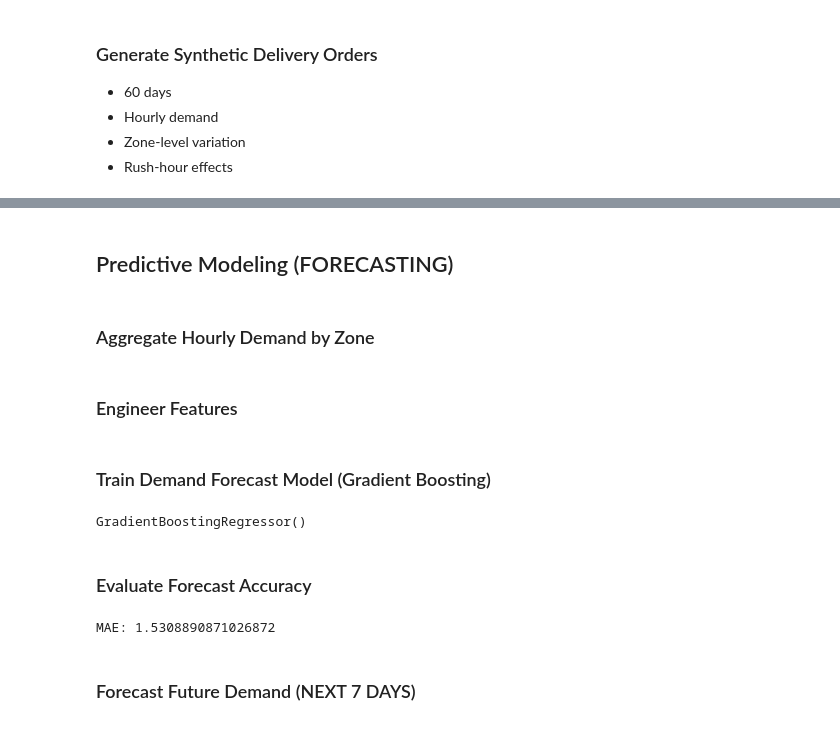
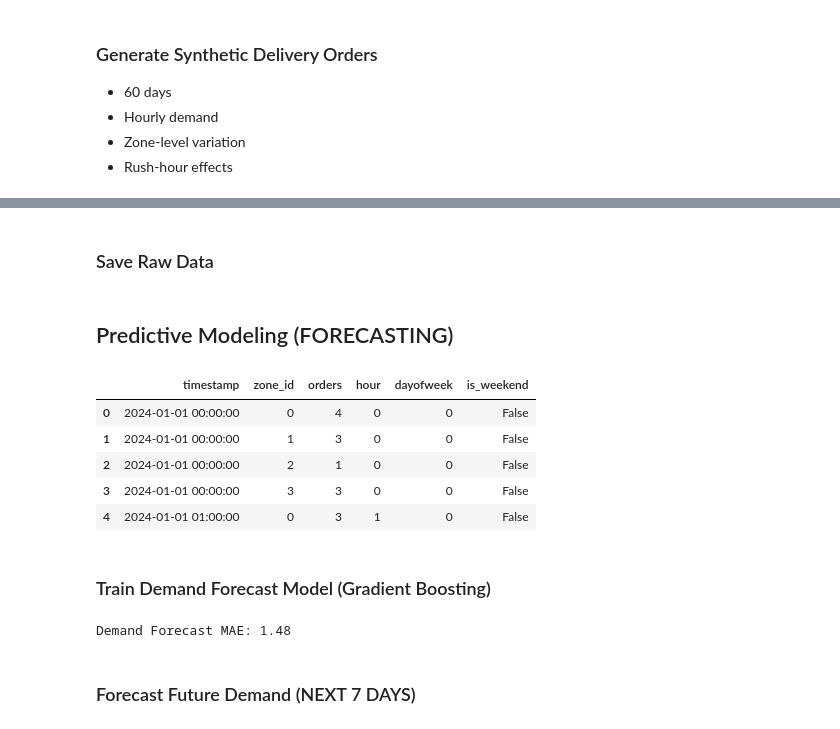
Before and after one commit to jrmcmill/last-mile-delivery-forecasting, a Jupyter notebook: notebooks/01_last_mile_forecasting_and_optimization.ipynb, the cells around one changed output, grey strips where cells are left out. Cells and saved outputs as stored; diff of their text form; code cells hidden in the pictures.

```diff
--- a/notebooks/01_last_mile_forecasting_and_optimization.ipynb
+++ b/notebooks/01_last_mile_forecasting_and_optimization.ipynb
@@ -104,0 +60,12 @@ orders_df["on_time"] = (orders_df["delivery_time_min"] <= 45).astype(int)
+# %%
+from data_generation import generate_synthetic_orders
+
+
+orders_df = generate_synthetic_orders(
+    start_date="2024-01-01",
+    end_date="2024-03-01",
+    zones=len(zones),
+    seed=42
+)
+
+orders_df.head()
@@ -104,0 +79,2 @@ orders_df["on_time"] = (orders_df["delivery_time_min"] <= 45).astype(int)
+# %% [markdown]
+### Save Raw Data
@@ -105,4 +86,2 @@ orders_df["on_time"] = (orders_df["delivery_time_min"] <= 45).astype(int)
 # %% [markdown]
 ## Predictive Modeling (FORECASTING)
-# %% [markdown]
-### Aggregate Hourly Demand by Zone
@@ -116,2 +87,0 @@ hourly_demand = (
-# %% [markdown]
-### Engineer Features
@@ -122,29 +88,26 @@ hourly_demand["is_weekend"] = hourly_demand["dayofweek"] >= 5
+# %%
+from forecasting import prepare_hourly_demand
+
+
+hourly_demand = prepare_hourly_demand(orders_df)
+hourly_demand.head()
+# %% [output]
+|  | timestamp | zone_id | orders | hour | dayofweek | is_weekend |
+| 0 | 2024-01-01 00:00:00 | 0 | 4 | 0 | 0 | False |
+| 1 | 2024-01-01 00:00:00 | 1 | 3 | 0 | 0 | False |
+| 2 | 2024-01-01 00:00:00 | 2 | 1 | 0 | 0 | False |
+| 3 | 2024-01-01 00:00:00 | 3 | 3 | 0 | 0 | False |
+| 4 | 2024-01-01 01:00:00 | 0 | 3 | 1 | 0 | False |
 # %% [markdown]
 ### Train Demand Forecast Model (Gradient Boosting)
-# %%
-from sklearn.ensemble import GradientBoostingRegressor
-from sklearn.model_selection import train_test_split
-
-
-X = hourly_demand[["hour", "dayofweek", "is_weekend", "zone_id"]]
-y = hourly_demand["orders"]
-
-X_train, X_test, y_train, y_test = train_test_split(X, y, shuffle=False)
-
-model = GradientBoostingRegressor()
-model.fit(X_train, y_train)
-# %% [output]
-GradientBoostingRegressor()
-# %% [markdown]
-### Evaluate Forecast Accuracy
 # %%
-from sklearn.metrics import mean_absolute_error
+from forecasting import train_demand_model
 
 
-preds = model.predict(X_test)
-mae = mean_absolute_error(y_test, preds)
-print("MAE:", mae)
+model, mae = train_demand_model(hourly_demand)
+
+print(f"Demand Forecast MAE: {mae:.2f}")
 # %% [output]
-MAE: 1.5308890871026872
+Demand Forecast MAE: 1.48
 # %% [markdown]
 ### Forecast Future Demand (NEXT 7 DAYS)
```
Also changed, not shown: parts of 46 cells of this notebook, 9 other files.
